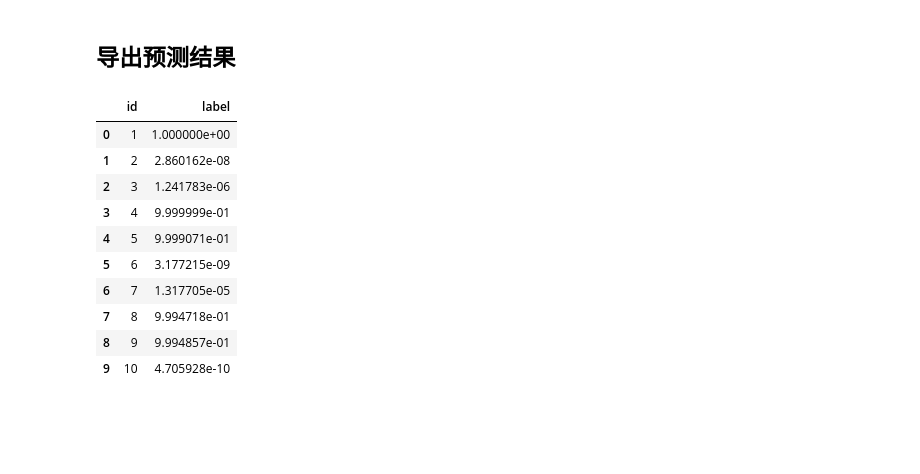
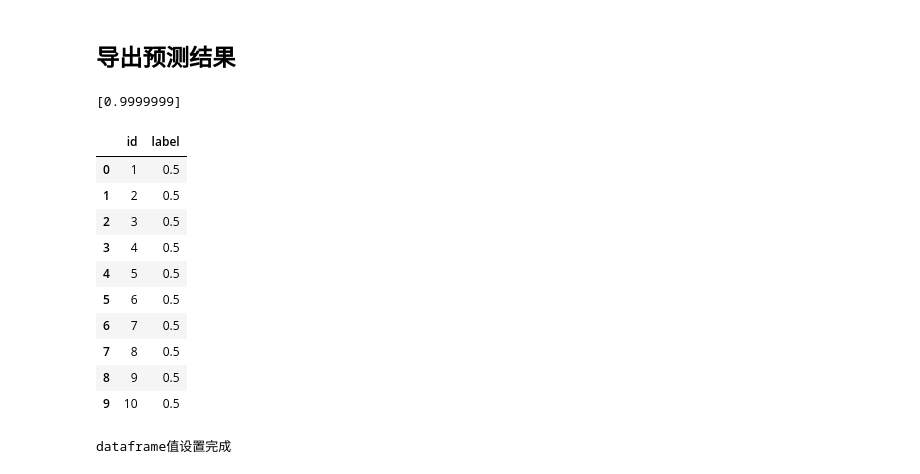
Before and after one commit to sunrise2075/cat_vs_dog_cnn, a Jupyter notebook: cat_vs_dog_model_training.ipynb, the cells around one changed output. Saved outputs shown, nothing was run; the diff lists cells and outputs as text; code cells hidden in the pictures; blank space fills up the shorter version.

Commit message:
pred-5.csv created

```diff
--- a/cat_vs_dog_model_training.ipynb
+++ b/cat_vs_dog_model_training.ipynb
@@ -270,24 +268,25 @@ print("预测执行完毕！")
 # %% [markdown]
 ## 导出预测结果
+# %%
+pred_result_list = list(pred_result)
+print(pred_result_list[0])
+# %% [output]
+[0.9999999]
 # %%
 import pandas as pd
 from keras.preprocessing.image import *
 
-counter = range(1,  12501)
-solution = pd.DataFrame({"id": counter, "label":list(pred_result)})
-cols = ['label']
-
-df = pd.read_csv("sample_submission.csv")
-pred_result_list = list(pred_result)
+solution = pd.read_csv("sample_submission.csv")
+solution.head(10)
 # %% [output]
 |  | id | label |
-| 0 | 1 | 1.000000e+00 |
-| 1 | 2 | 2.860162e-08 |
-| 2 | 3 | 1.241783e-06 |
-| 3 | 4 | 9.999999e-01 |
-| 4 | 5 | 9.999071e-01 |
-| 5 | 6 | 3.177215e-09 |
-| 6 | 7 | 1.317705e-05 |
-| 7 | 8 | 9.994718e-01 |
-| 8 | 9 | 9.994857e-01 |
-| 9 | 10 | 4.705928e-10 |
+| 0 | 1 | 0.5 |
+| 1 | 2 | 0.5 |
+| 2 | 3 | 0.5 |
+| 3 | 4 | 0.5 |
+| 4 | 5 | 0.5 |
+| 5 | 6 | 0.5 |
+| 6 | 7 | 0.5 |
+| 7 | 8 | 0.5 |
+| 8 | 9 | 0.5 |
+| 9 | 10 | 0.5 |
@@ -309,0 +293,11 @@ df.head(10)
+# %%
+# i: start from 1
+# df.index start from 0
+index = 0
+for pred in pred_result_list:
+    solution.set_value(index, 'label', pred)
+    index = index+1
+
+print("dataframe值设置完成")
+# %% [output]
+dataframe值设置完成
```
Also changed, not shown: parts of 9 cells of this notebook, 2 other files.
